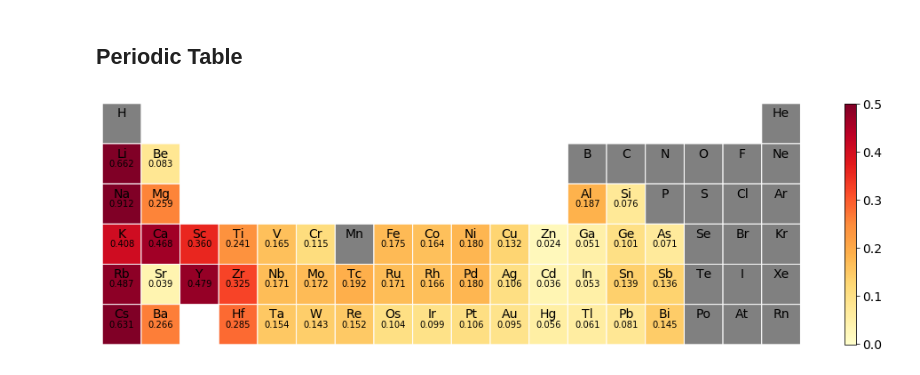
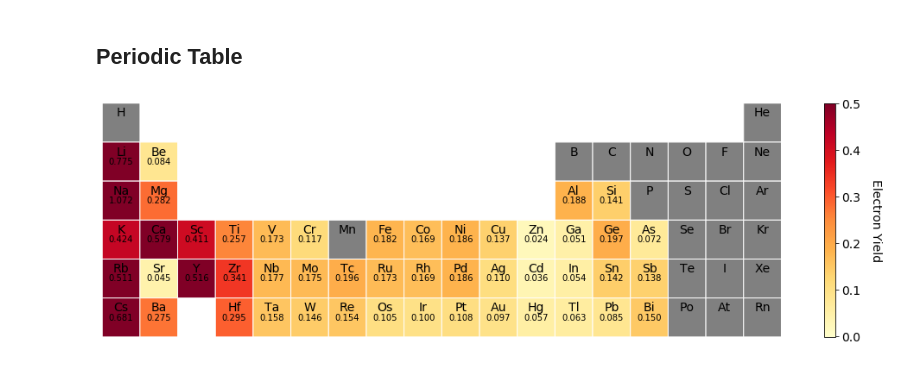
Before and after one commit to mbercx/phd-thesis, a Jupyter notebook: jupyter/quotas/metals/high_throughput.ipynb, the cells around one changed output. Saved outputs shown, nothing was run; the diff lists cells and outputs as text; code cells hidden in the pictures.

Commit message:
fix: use new notebook for high-throughput figures

```diff
--- a/jupyter/quotas/metals/high_throughput.ipynb
+++ b/jupyter/quotas/metals/high_throughput.ipynb
@@ -16,4 +0,0 @@ data_dir = "/mnt/data/mbercx/quotas"
-# %%
-# Load the dictionary of all the structures for which we have calculated the required properties
-with open("../yield.json", "r") as file:
-    yield_dict = json.loads(file.read(), cls=MontyDecoder)
@@ -23,0 +36,34 @@ from pymatgen.util.plotting import periodic_table_heatmap
+# %%
+def get_element_average(element, ion):
+
+    average_yield = 0
+
+    try:
+        surfaces = [k for k in yield_dict[element].keys()]
+
+        for surface in surfaces:
+            if element in ["Si", "Ge"]:
+                average_yield += yield_np_dict[element][surface][ion]["total_yield"]
+            else:
+                average_yield += yield_dict[element][surface][ion]["total_yield"]
+
+        return average_yield / len(surfaces)
+
+    except KeyError:
+
+        if element == "Cr":
+            phases = ['Cr_afm', 'Cr_nm']
+        if element == "Fe":
+            phases = ['Fe_alpha', 'Fe_gamma']
+        elif element == "Hg":
+            phases = ['Hg_alpha', 'Hg_beta']
+        elif element == "Sn":
+            phases = ['Sn_alpha', 'Sn_beta']
+
+        for phase in phases:
+            surfaces = [k for k in yield_dict[phase].keys()]
+
+            for surface in surfaces:
+                average_yield += yield_dict[phase][surface][ion]["total_yield"]
+
+        return average_yield / len(surfaces) / len(phases)
@@ -24,6 +73,9 @@ from pymatgen.util.plotting import periodic_table_heatmap
 # %%
-periodic_table_heatmap(He_yield_dict, max_row=6, cmap_range=[0, 0.5], value_format="%.3f")
+He_yield_dict = {e: get_element_average(e, "He") for e in l}
+
+periodic_table_heatmap(He_yield_dict, max_row=6, cbar_label="Electron Yield", cmap_range=[0, 0.5], value_format="%.3f")
 fig = plt.gcf()
 fig.set_size_inches((14,4))
+plt.savefig(format="png", dpi=300, fname=os.path.join(figures_dir, "He_yield_table.png"), bbox_inches="tight")
 # %% [output]
-[figure, old version]
+[figure, new version]
```
Also changed, not shown: parts of 12 cells of this notebook.
